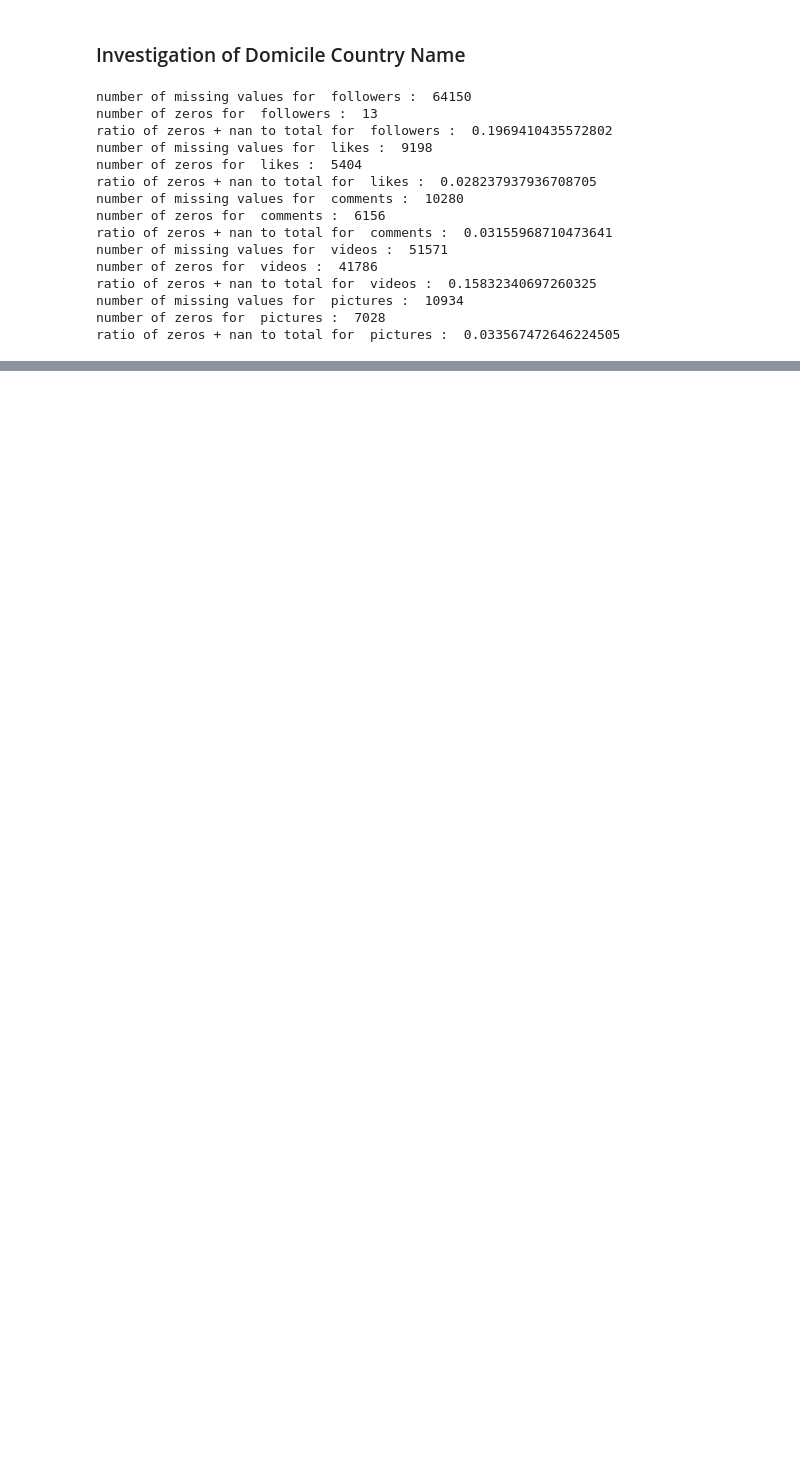
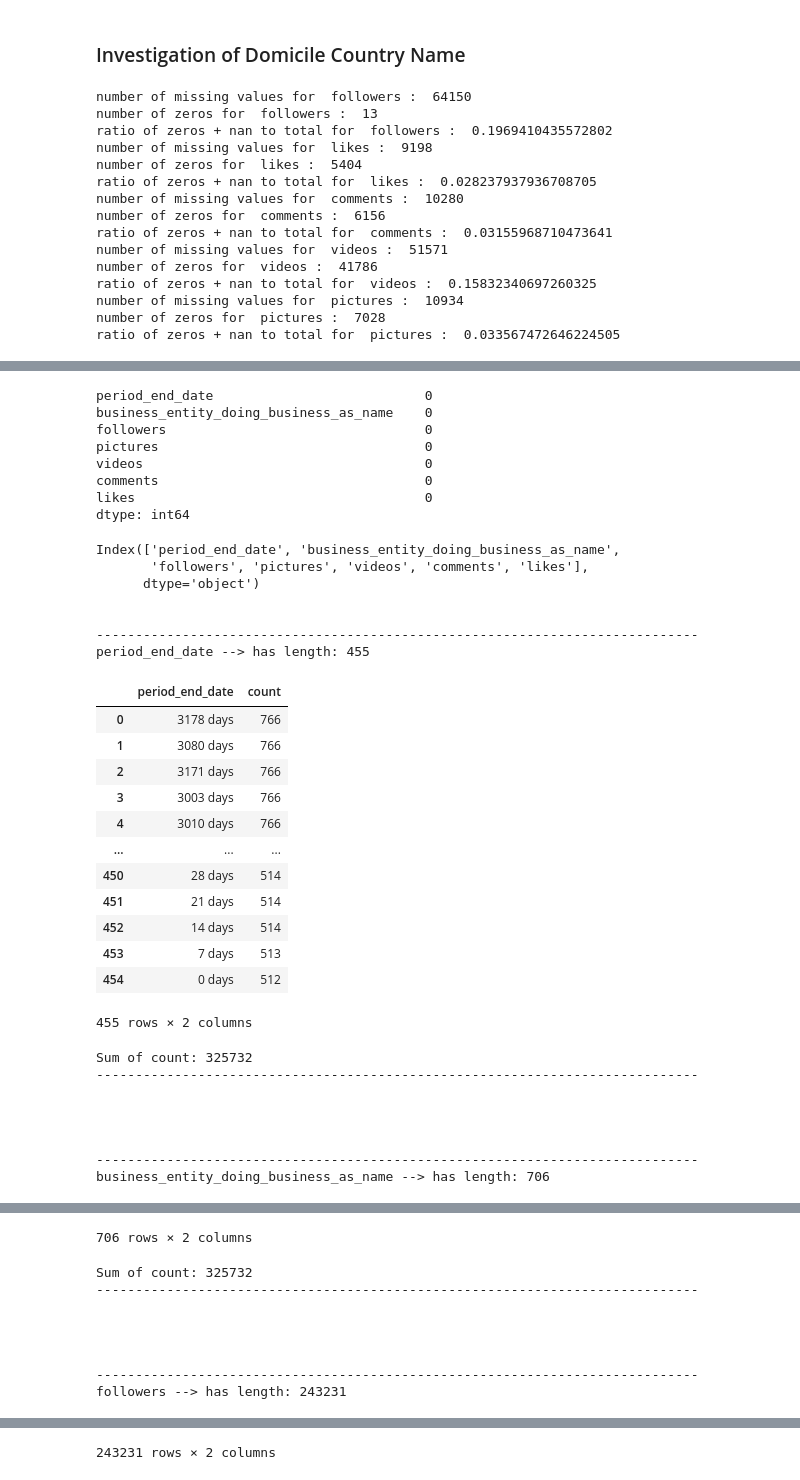
Before and after one commit to lerchal1/21_Datathon_2024, a Jupyter notebook: 1_data_cleaning.ipynb, the cells around one changed output, grey strips where cells are left out. Cells and saved outputs as stored; diff of their text form; code cells hidden in the pictures; blank space fills up the shorter version.

```diff
--- a/1_data_cleaning.ipynb
+++ b/1_data_cleaning.ipynb
@@ -51,7 +126,7 @@ df['period_end_date'] = pd.to_datetime(df['period_end_date'])
 min_date = df['period_end_date'].min()
 df['period_end_date'] = df['period_end_date'] - min_date
 #order by period_end_date
-df.sort_values(by="period_end_date", inplace=True)
+df.sort_values(by=["business_entity_doing_business_as_name", "period_end_date"], inplace=True, ascending=False)
 # %% [markdown]
 <h3> where do we have missing values?<h3\>
 # %%
@@ -141,0 +206,68 @@ For example, when doing 'df[col].method(value, inplace=True)', try using 'df.met
+# %%
+#df.pivot(index ="period_end_date",
+        #columns= ["compset_group", "business_entity_doing_business_as_name", "legal_entity_name", "ultimate_parent_legal_entity_name"],
+        #values=["followers", "pictures", "videos", "comments", "likes"]).head()
+
+#check for nan values in the dataset
+nan_rows = df.isna().sum()
+display(nan_rows)
+
+
+#get rows with nan values
+df[df.isna().any(axis=1)]
+
+
+columns = df.columns
+print(columns)
+df_sum = 0
+
+for i in columns:
+
+    print("\n")
+    print("-----------------------------------------------------------------------------")
+    print(i, "--> has length:", len(df[i].unique()))
+    df_i = df[i].value_counts().reset_index()
+    df_i.columns = [i, "count"]
+    display(df_i)
+    df_sum = df_i["count"].sum()
+    print("Sum of count:", df_sum)
+    df_sum = 0
+    print("-----------------------------------------------------------------------------")
+    print("\n")
+# %% [output]
+period_end_date                           0
+business_entity_doing_business_as_name    0
+followers                                 0
+pictures                                  0
+videos                                    0
+comments                                  0
+likes                                     0
+dtype: int64
+Index(['period_end_date', 'business_entity_doing_business_as_name',
+       'followers', 'pictures', 'videos', 'comments', 'likes'],
+      dtype='object')
+
+
+-----------------------------------------------------------------------------
+period_end_date --> has length: 455
+|  | period_end_date | count |
+| 0 | 3178 days | 766 |
+| 1 | 3080 days | 766 |
+| 2 | 3171 days | 766 |
+| 3 | 3003 days | 766 |
+| 4 | 3010 days | 766 |
+| ... | ... | ... |
+| 450 | 28 days | 514 |
+| 451 | 21 days | 514 |
+| 452 | 14 days | 514 |
+| 453 | 7 days | 513 |
+| 454 | 0 days | 512 |
+455 rows × 2 columns
+Sum of count: 325732
+-----------------------------------------------------------------------------
+
+
+
+
+-----------------------------------------------------------------------------
+business_entity_doing_business_as_name --> has length: 706
@@ -141,0 +286,9 @@ For example, when doing 'df[col].method(value, inplace=True)', try using 'df.met
+706 rows × 2 columns
+Sum of count: 325732
+-----------------------------------------------------------------------------
+
+
+
+
+-----------------------------------------------------------------------------
+followers --> has length: 243231
@@ -141,0 +307 @@ For example, when doing 'df[col].method(value, inplace=True)', try using 'df.met
+243231 rows × 2 columns
```
Also changed, not shown: parts of 10 cells of this notebook.
